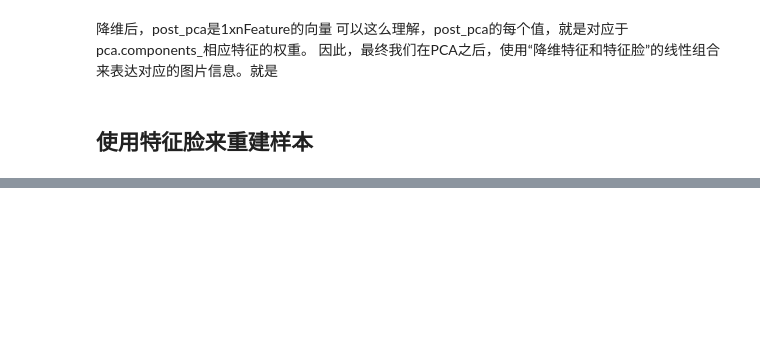
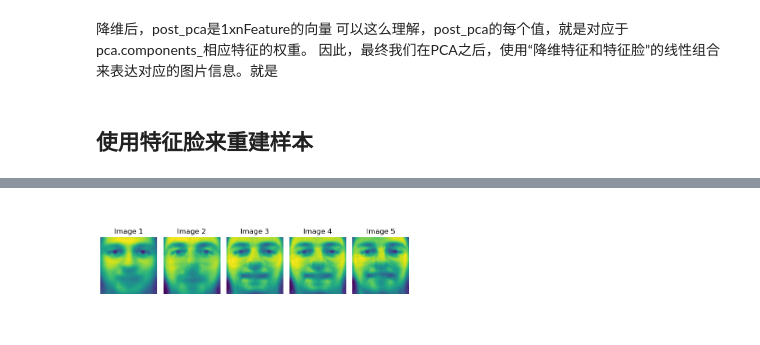
Before and after one commit to LeonMac/notebook, a Jupyter notebook: ai_math/c_10_PCA_SVD.ipynb, the cells around one changed output, grey strips where cells are left out. Cells and saved outputs as stored; diff of their text form; code cells hidden in the pictures; blank space fills up the shorter version.

```diff
--- a/ai_math/c_10_PCA_SVD.ipynb
+++ b/ai_math/c_10_PCA_SVD.ipynb
@@ -177,52 +185,59 @@ sub_plot(recovery, nFeature, nPerRow)
 # %%
+# 把恢复过程的图像存在本地
 import os
 from skimage.io import imsave
 from skimage import img_as_ubyte
 
 # Create a folder named "log" if it doesn't exist
 log_folder = "log"
+N = nFeature // 5
 if not os.path.exists(log_folder):
     os.makedirs(log_folder)
 
 for i in range(nFeature):
     recovery = post_pca[:, :i].dot(pca.components_[:i]) + pca.mean_
-    if i % 10 == 0:
+    if i % N == 0:  # 并不都存，每N个feature存一次
         # Convert the image data to 'uint8' format
         recovery_uint8 = img_as_ubyte(recovery.reshape(64, 64))
 
         # Save the image in the "log" folder
-        filename = os.path.join(log_folder, '{:>03}'.format(str(k)) + '.jpg')
+        filename = os.path.join(log_folder, '{:>03}'.format(str(i)) + '.jpg')
         imsave(filename, recovery_uint8)
 # %%
+# 把存在本地的图像导出看看
 from matplotlib.image import imread
-# Get a list of all JPEG files in the "log" folder and sort them by name
 jpeg_files = sorted([file for file in os.listdir(log_folder) if file.endswith(".jpg")])
-# Display all the images
 
 # Define the number of images per row
 images_per_row = 10
 
 # Calculate the number of rows needed
-num_rows = len(jpeg_files) // images_per_row + (len(jpeg_files) % images_per_row > 0)
+num_images = len(jpeg_files)
+num_rows = (num_images + images_per_row - 1) // images_per_row
 
-# Create subplots
-fig, axes = plt.subplots(num_rows, images_per_row, figsize=(12, 3*num_rows))
+# Create a large subplot
+fig, ax = plt.subplots(num_rows, images_per_row, figsize=(15, 3*num_rows))
+
+# Flatten the axis array to simplify indexing
+ax = ax.flatten()
 
 # Display all the images
 for i, jpeg_file in enumerate(jpeg_files):
     # Load the image
     image_path = os.path.join(log_folder, jpeg_file)
-    image = imread(image_path)
-
-    # Determine the position in the grid
-    row = i // images_per_row
-    col = i % images_per_row
+    image = plt.imread(image_path)
 
     # Display the image
-    axes[row, col].imshow(image, cmap='gray')  # Assuming grayscale images
-    axes[row, col].set_title(f'Image {i+1}')
-    axes[row, col].axis('off')
+    ax[i].imshow(image)  # Assuming color images
+    ax[i].set_title(f'Image {i+1}')
+    ax[i].axis('off')
+
+# Hide any empty subplots
+for j in range(num_images, num_rows * images_per_row):
+    ax[j].axis('off')
 
 # Adjust layout and show the plot
 plt.tight_layout()
 plt.show()
+# %% [output]
+[figure, added]
```
Also changed, not shown: parts of 6 cells of this notebook.
